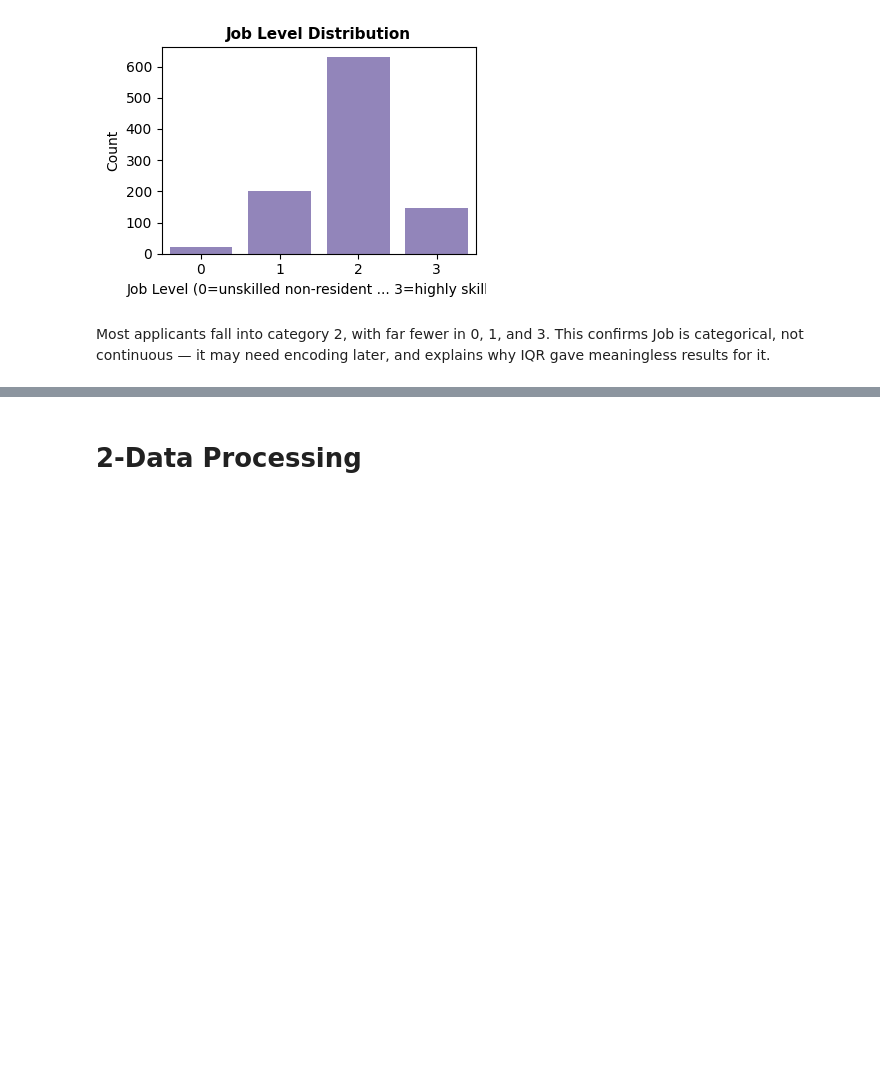
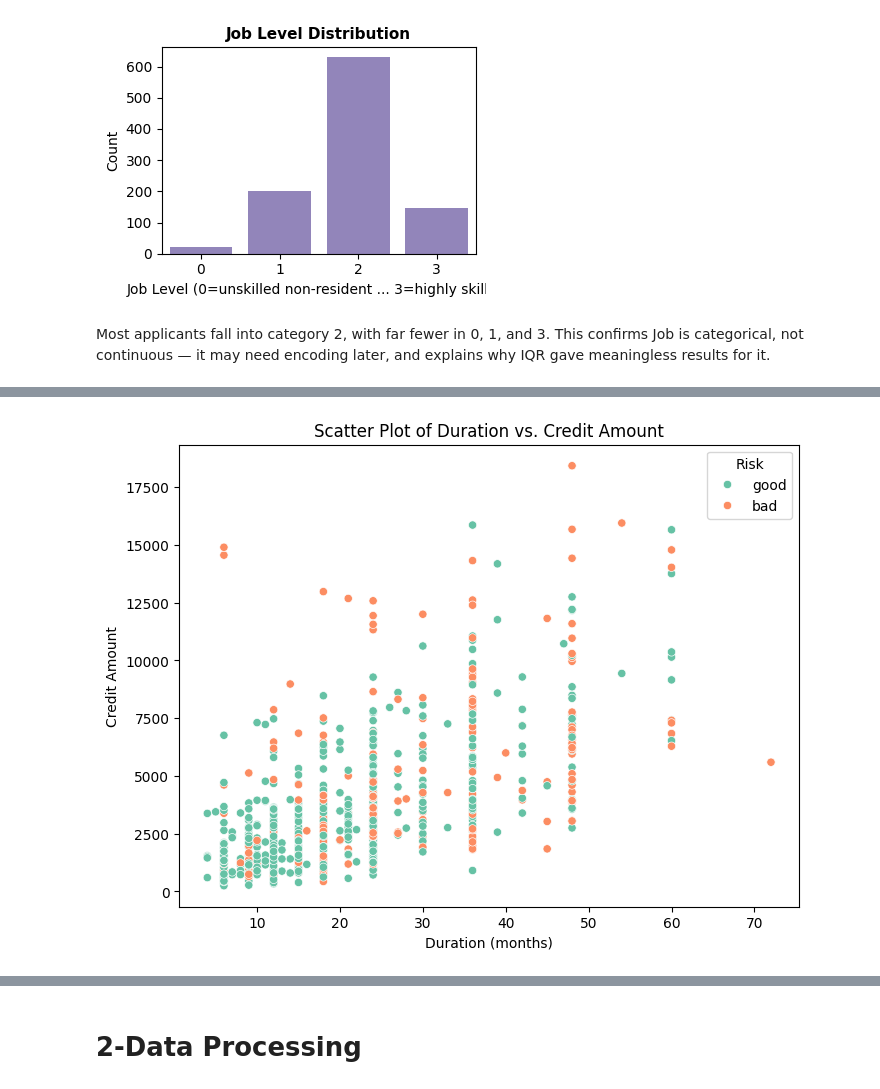
Before and after one commit to saraalmazroa/-IT326-DataMining-Project-, a Jupyter notebook: Phase2.ipynb, the cells around one changed output, grey strips where cells are left out. Drawn from its saved outputs; the diff is of its cells as text; code cells hidden in the pictures; blank space fills up the shorter version.

```diff
--- a/Phase2.ipynb
+++ b/Phase2.ipynb
@@ -155,0 +192,9 @@ Most applicants fall into category 2, with far fewer in 0, 1, and 3. This confir
+# %%
+plt.figure(figsize=(8, 6))
+sns.scatterplot(x='Duration', y='Credit amount', data=df, hue='Risk', palette='Set2')
+plt.title('Scatter Plot of Duration vs. Credit Amount')
+plt.xlabel('Duration (months)')
+plt.ylabel('Credit Amount')
+plt.show()
+# %% [output]
+[figure, added]
```
Also changed, not shown: parts of 13 cells of this notebook.
